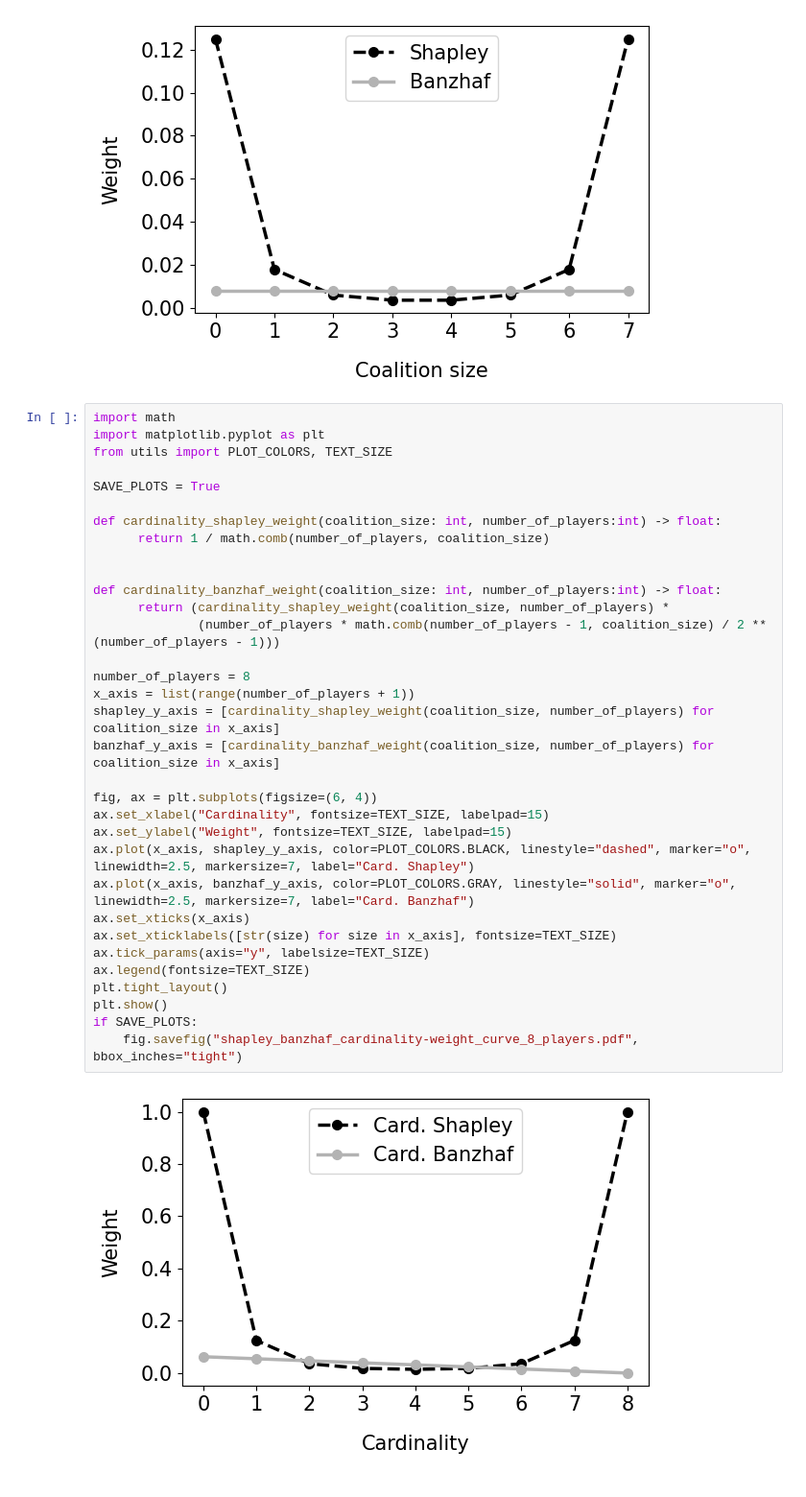
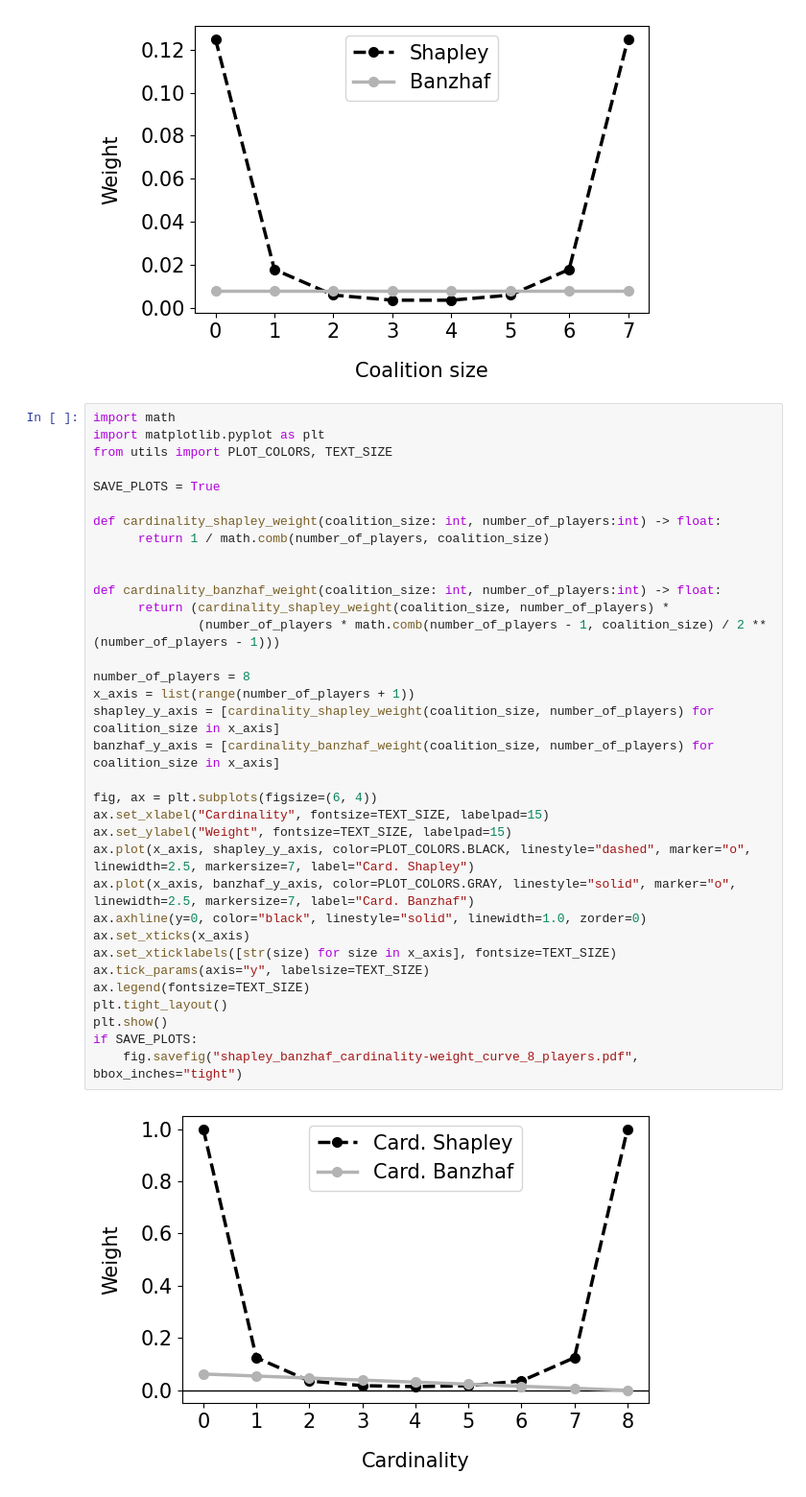
Before and after one commit to filipnaudot/powerXAI, a Jupyter notebook: examples/shapley_banzhaf_weights.ipynb, the cells around one changed output. Shown at 96% size. Drawn from its saved outputs; the diff is of its cells as text.

```diff
--- a/examples/shapley_banzhaf_weights.ipynb
+++ b/examples/shapley_banzhaf_weights.ipynb
@@ -43,31 +43,32 @@ from utils import PLOT_COLORS, TEXT_SIZE
 
 SAVE_PLOTS = True
 
 def cardinality_shapley_weight(coalition_size: int, number_of_players:int) -> float:
       return 1 / math.comb(number_of_players, coalition_size)
 
 
 def cardinality_banzhaf_weight(coalition_size: int, number_of_players:int) -> float:
       return (cardinality_shapley_weight(coalition_size, number_of_players) *
               (number_of_players * math.comb(number_of_players - 1, coalition_size) / 2 ** (number_of_players - 1)))
 
 number_of_players = 8
 x_axis = list(range(number_of_players + 1))
 shapley_y_axis = [cardinality_shapley_weight(coalition_size, number_of_players) for coalition_size in x_axis]
 banzhaf_y_axis = [cardinality_banzhaf_weight(coalition_size, number_of_players) for coalition_size in x_axis]
 
 fig, ax = plt.subplots(figsize=(6, 4))
 ax.set_xlabel("Cardinality", fontsize=TEXT_SIZE, labelpad=15)
 ax.set_ylabel("Weight", fontsize=TEXT_SIZE, labelpad=15)
 ax.plot(x_axis, shapley_y_axis, color=PLOT_COLORS.BLACK, linestyle="dashed", marker="o", linewidth=2.5, markersize=7, label="Card. Shapley")
 ax.plot(x_axis, banzhaf_y_axis, color=PLOT_COLORS.GRAY, linestyle="solid", marker="o", linewidth=2.5, markersize=7, label="Card. Banzhaf")
+ax.axhline(y=0, color="black", linestyle="solid", linewidth=1.0, zorder=0)
 ax.set_xticks(x_axis)
 ax.set_xticklabels([str(size) for size in x_axis], fontsize=TEXT_SIZE)
 ax.tick_params(axis="y", labelsize=TEXT_SIZE)
 ax.legend(fontsize=TEXT_SIZE)
 plt.tight_layout()
 plt.show()
 if SAVE_PLOTS:
     fig.savefig("shapley_banzhaf_cardinality-weight_curve_8_players.pdf", bbox_inches="tight")
 # %% [output]
-[figure, old version]
+[figure, new version]
```
Also changed, not shown: 1 other file.
